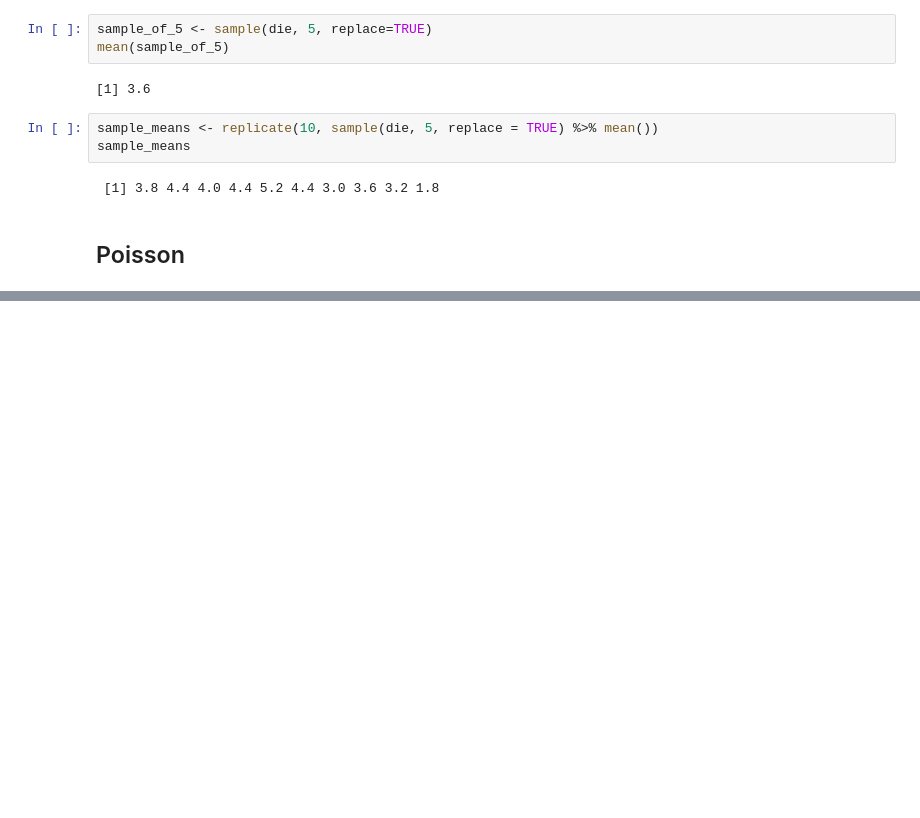
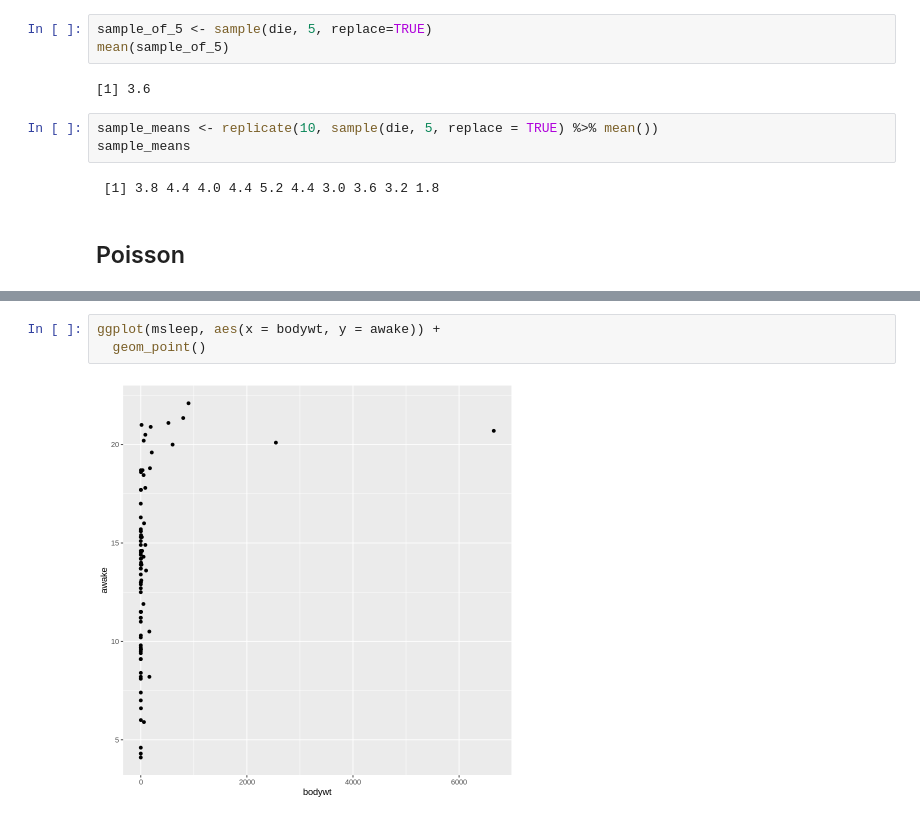
Before and after one commit to polaroidz/polaroidz, a Jupyter notebook: Statistics_in_R.ipynb, the cells around one changed output, grey strips where cells are left out. Saved outputs shown, nothing was run; the diff lists cells and outputs as text; blank space fills up the shorter version.

```diff
--- a/Statistics_in_R.ipynb
+++ b/Statistics_in_R.ipynb
@@ -328,0 +373,5 @@ sample_means
+# %%
+ggplot(msleep, aes(x = bodywt, y = awake)) +
+  geom_point()
+# %% [output]
+[figure, added]
```
Also changed, not shown: parts of 12 cells of this notebook.
